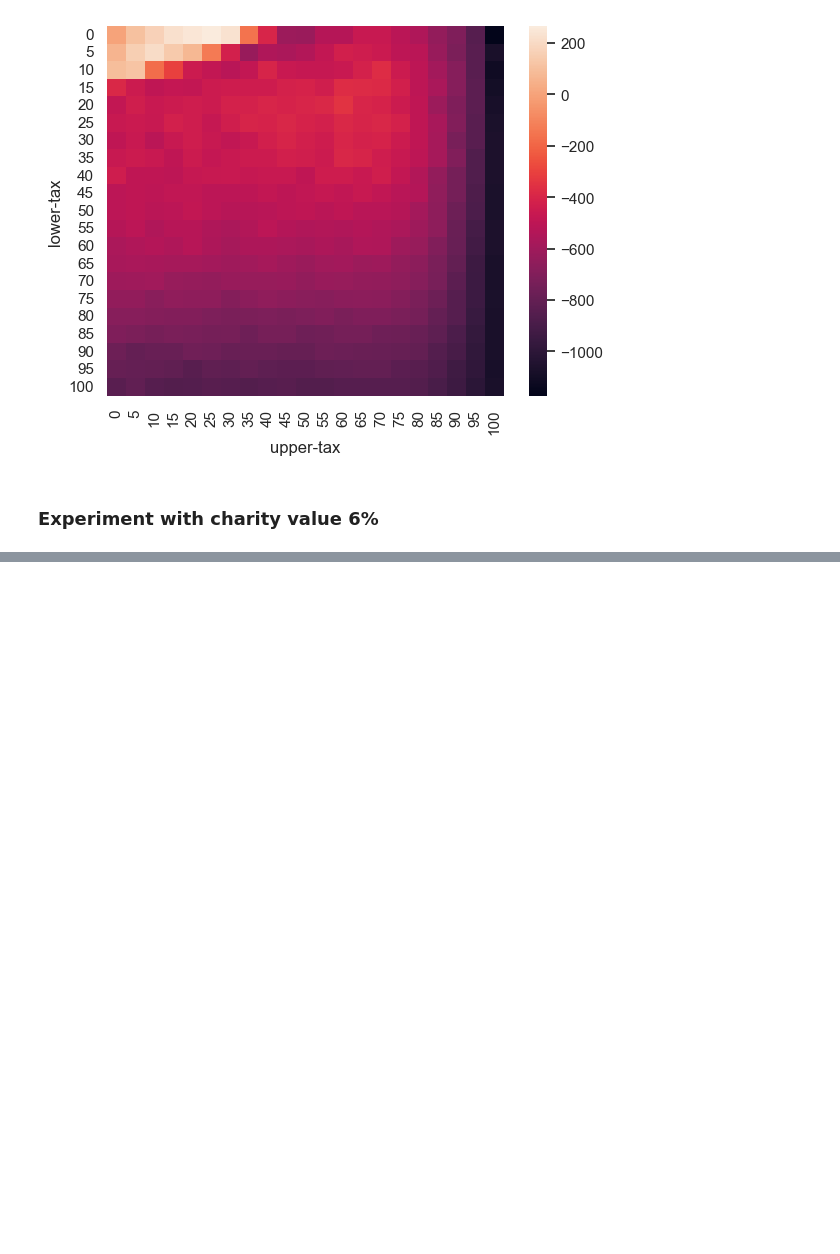
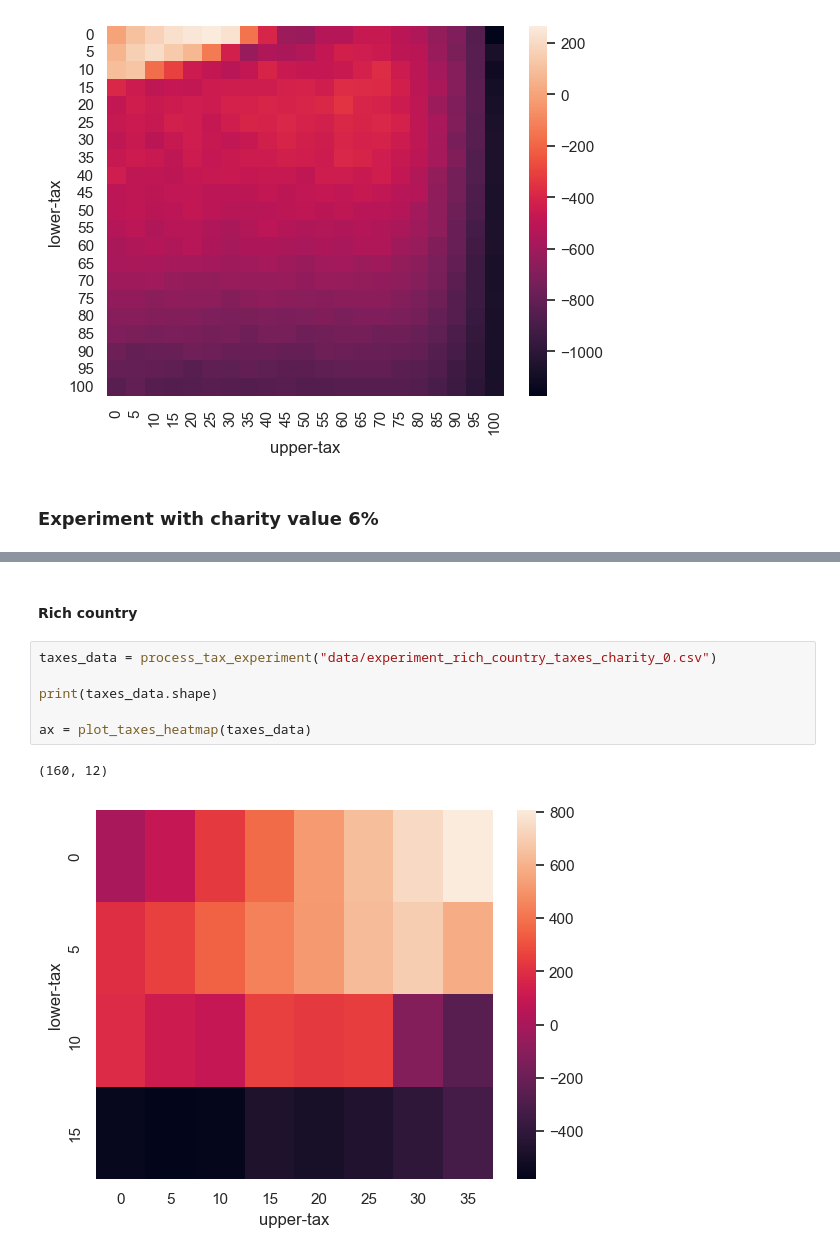
Before and after one commit to MrJoeKr/loveTaxes, a Jupyter notebook: make_graphs.ipynb, the cells around one changed output, grey strips where cells are left out. Drawn from its saved outputs; the diff is of its cells as text; blank space fills up the shorter version.

Commit message:
Add poor/rich country experiments

```diff
--- a/make_graphs.ipynb
+++ b/make_graphs.ipynb
@@ -209,0 +239,11 @@ ax = plot_taxes_heatmap(taxes_data)
+# %% [markdown]
+#### Rich country
+# %%
+taxes_data = process_tax_experiment("data/experiment_rich_country_taxes_charity_0.csv")
+
+print(taxes_data.shape)
+
+ax = plot_taxes_heatmap(taxes_data)
+# %% [output]
+(160, 12)
+[figure, added]
```
Also changed, not shown: parts of 10 cells of this notebook, 2 other files.
